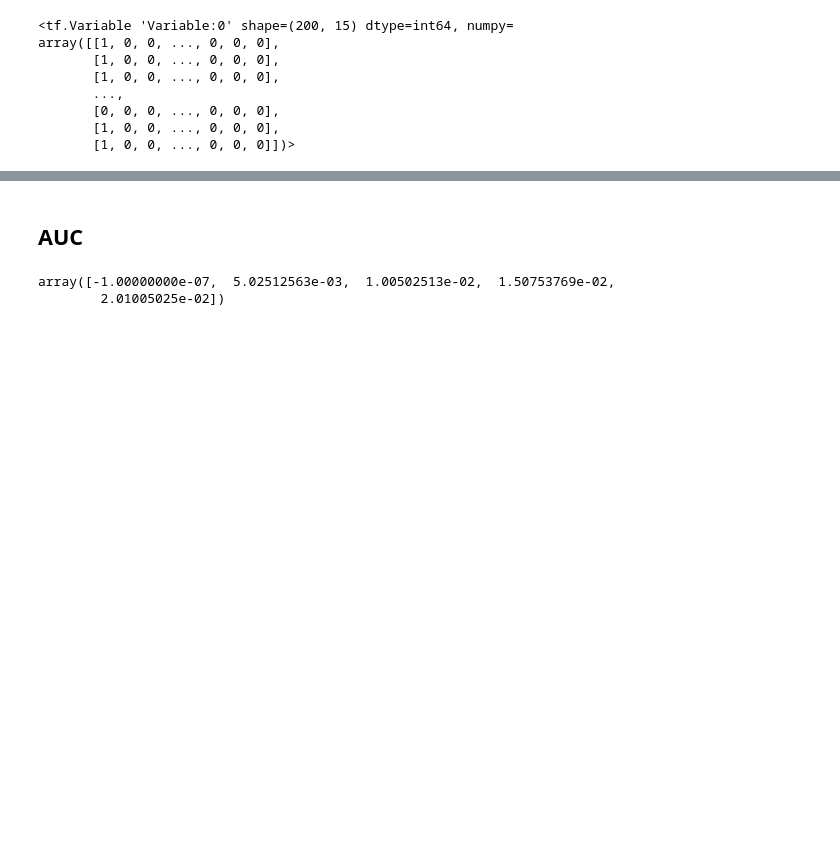
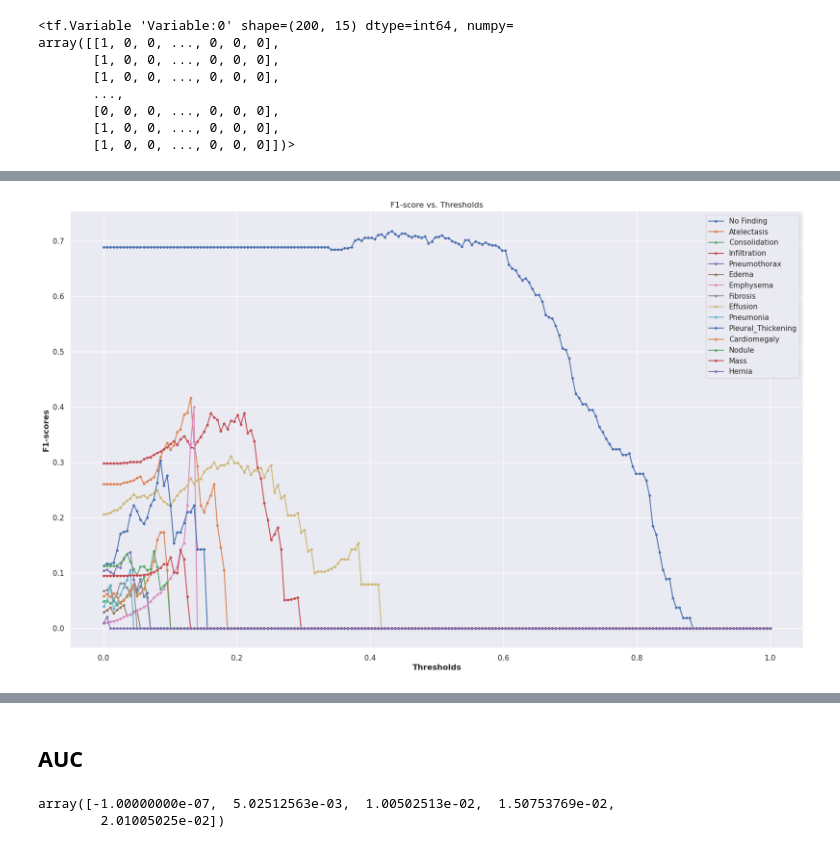
Before and after one commit to chonsawat/ChestXray-14, a Jupyter notebook: Check_AUC.ipynb, the cells around one changed output, grey strips where cells are left out. Drawn from its saved outputs; the diff is of its cells as text; code cells hidden in the pictures; blank space fills up the shorter version.

```diff
--- a/Check_AUC.ipynb
+++ b/Check_AUC.ipynb
@@ -85,0 +110,12 @@ m.result().numpy()
+# %%
+def plot_compare(dictionary, name, x_label, y_label):
+    plt.figure(figsize=(20,12))
+    for i, (label, value) in enumerate(dictionary.items()):
+        x, y = zip(*value)
+        plt.plot(x, y, marker='.', label=label)
+
+    plt.title(name)
+    plt.legend()
+    plt.xlabel(x_label, fontweight='bold')
+    plt.ylabel(y_label, fontweight='bold')
+    plt.show()
@@ -85,0 +141,4 @@ m.result().numpy()
+# %%
+plot_compare(f1_thresholds_dict, name="F1-score vs. Thresholds", x_label='Thresholds', y_label='F1-scores')
+# %% [output]
+[figure, added]
```
Also changed, not shown: parts of 19 cells of this notebook.
